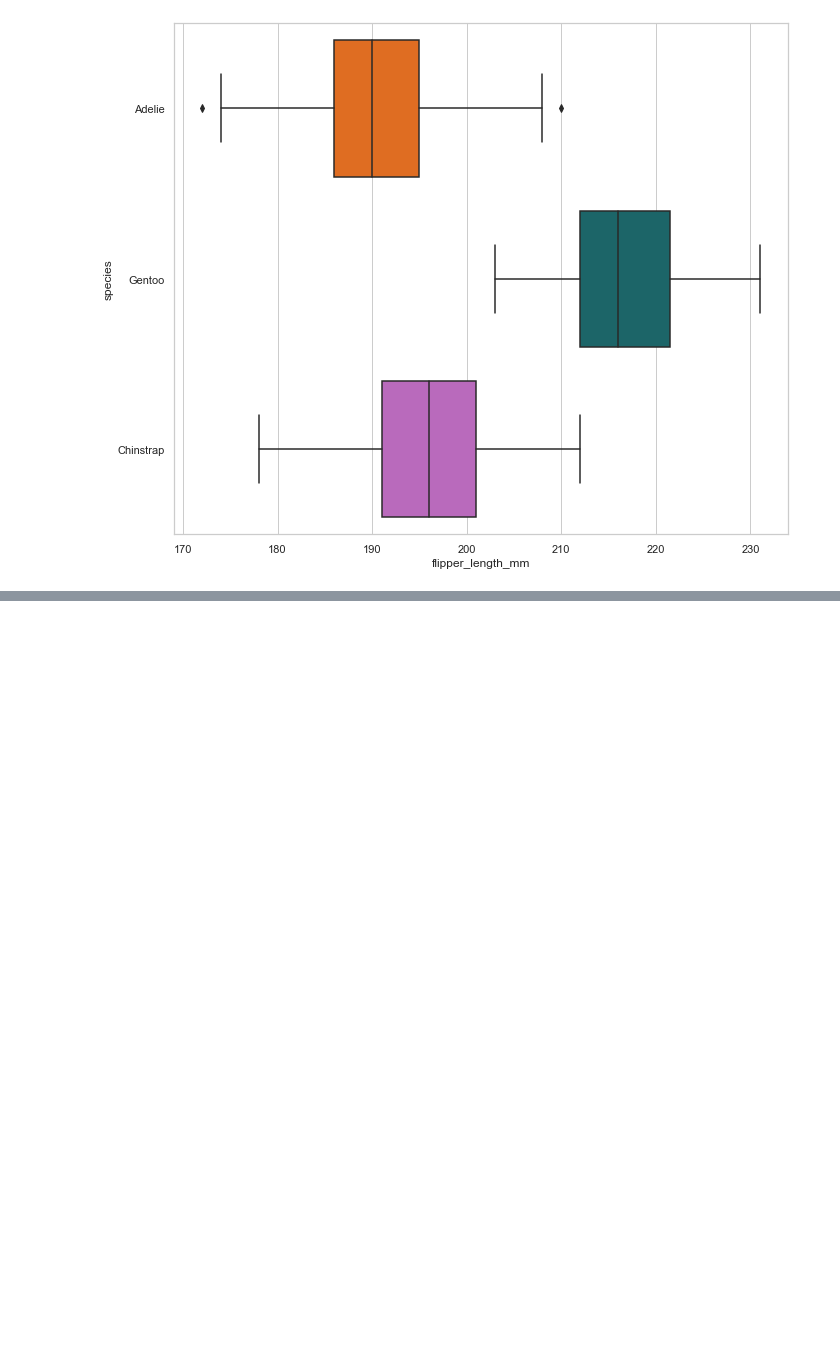
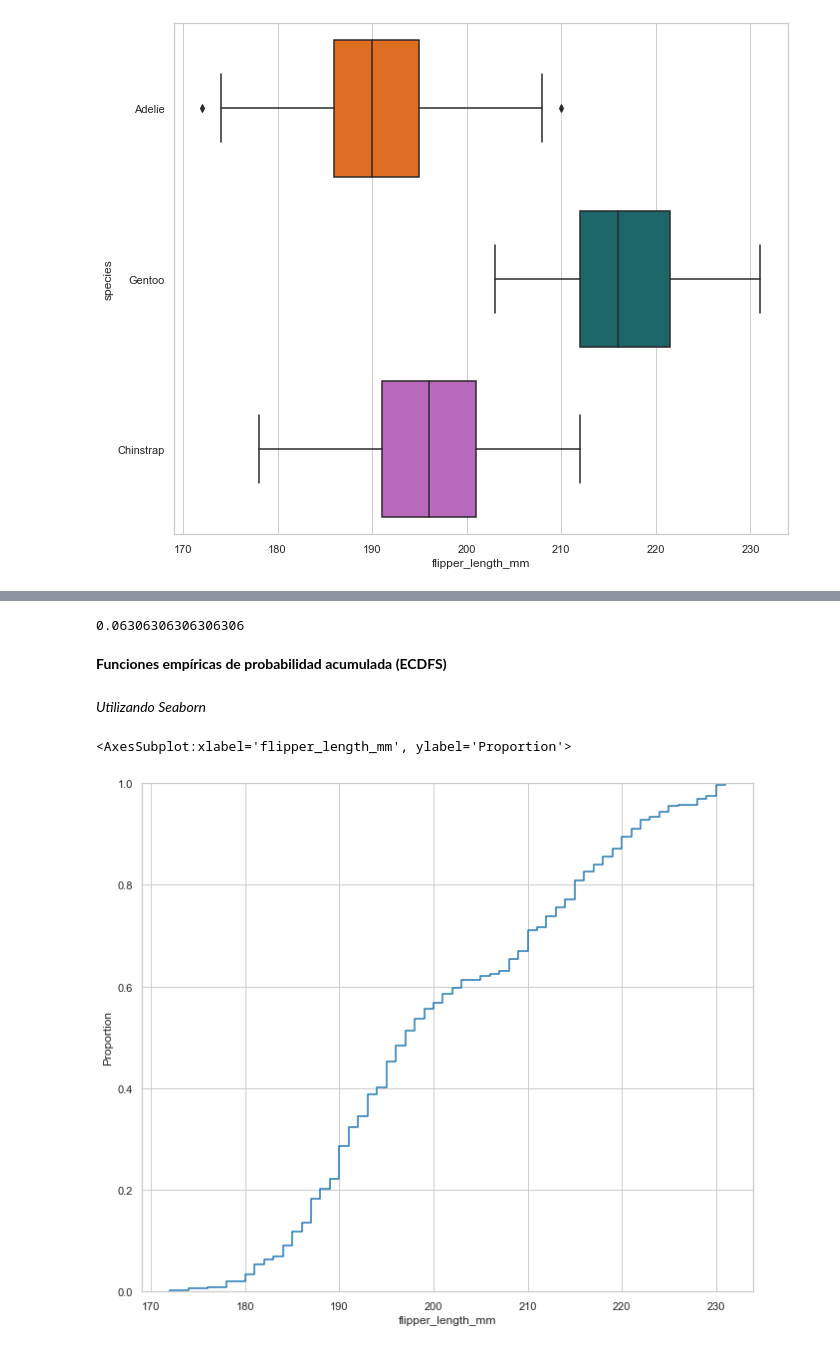
Before and after one commit to miguelfsosa/exploratory_analisis_penguin, a Jupyter notebook: Analisis_Exploratorio.ipynb, the cells around one changed output, grey strips where cells are left out. Saved outputs shown, nothing was run; the diff lists cells and outputs as text; code cells hidden in the pictures; blank space fills up the shorter version.

```diff
--- a/Analisis_Exploratorio.ipynb
+++ b/Analisis_Exploratorio.ipynb
@@ -720,0 +749,18 @@ sns.boxplot(
+# %%
+pmf_flipper_length_mm(190) #Puedo preguntar la probabilidad de encontrar un valor determinado
+# %% [output]
+0.06306306306306306
+# %% [markdown]
+**Funciones empíricas de probabilidad acumulada (ECDFS)**
+# %% [markdown]
+*Utilizando Seaborn*
+# %%
+sns.ecdfplot(
+    data = process_penguin_df,
+    x = 'flipper_length_mm'
+)
+
+#Esta gráfica nos muestra la probabilidad acumulada, es decir, qué tan probable es encontrar un valor menor o igual a X medida
+# %% [output]
+<AxesSubplot:xlabel='flipper_length_mm', ylabel='Proportion'>
+[figure, added]
```
Also changed, not shown: parts of 19 cells of this notebook, 2 other files.
